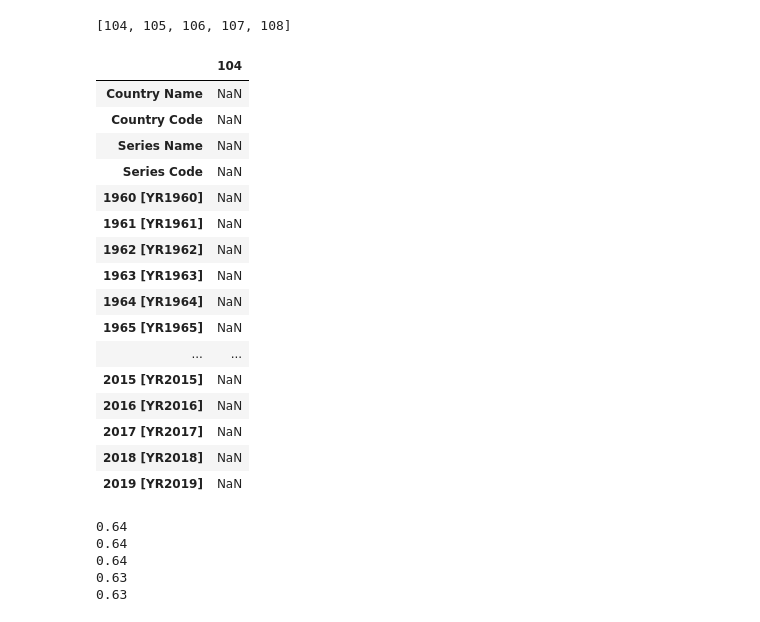
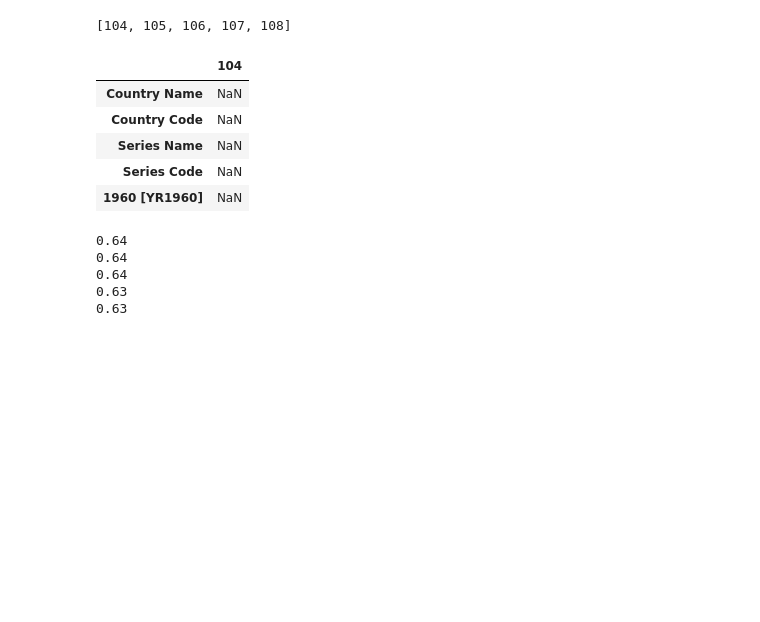
Before and after one commit to AndyRadCat/Country_Trade_EcoGrowth, a Jupyter notebook: Country_Openness_Cleaning.ipynb, the cells around one changed output. Saved outputs shown, nothing was run; the diff lists cells and outputs as text; code cells hidden in the pictures; blank space fills up the shorter version.

```diff
--- a/Country_Openness_Cleaning.ipynb
+++ b/Country_Openness_Cleaning.ipynb
@@ -106,25 +104,14 @@ nulls_countries
 [104, 105, 106, 107, 108]
 # %%
 # Looking into the columns with null values
-countries[[104]]
+countries[[104]].head()
 # %% [output]
 |  | 104 |
 | Country Name | NaN |
 | Country Code | NaN |
 | Series Name | NaN |
 | Series Code | NaN |
 | 1960 [YR1960] | NaN |
-| 1961 [YR1961] | NaN |
-| 1962 [YR1962] | NaN |
-| 1963 [YR1963] | NaN |
-| 1964 [YR1964] | NaN |
-| 1965 [YR1965] | NaN |
-| ... | ... |
-| 2015 [YR2015] | NaN |
-| 2016 [YR2016] | NaN |
-| 2017 [YR2017] | NaN |
-| 2018 [YR2018] | NaN |
-| 2019 [YR2019] | NaN |
 # %%
 for n in nulls_countries:
     print(countries[n].isnull().sum()/100)
```
Also changed, not shown: parts of 14 cells of this notebook, 5 other files.
